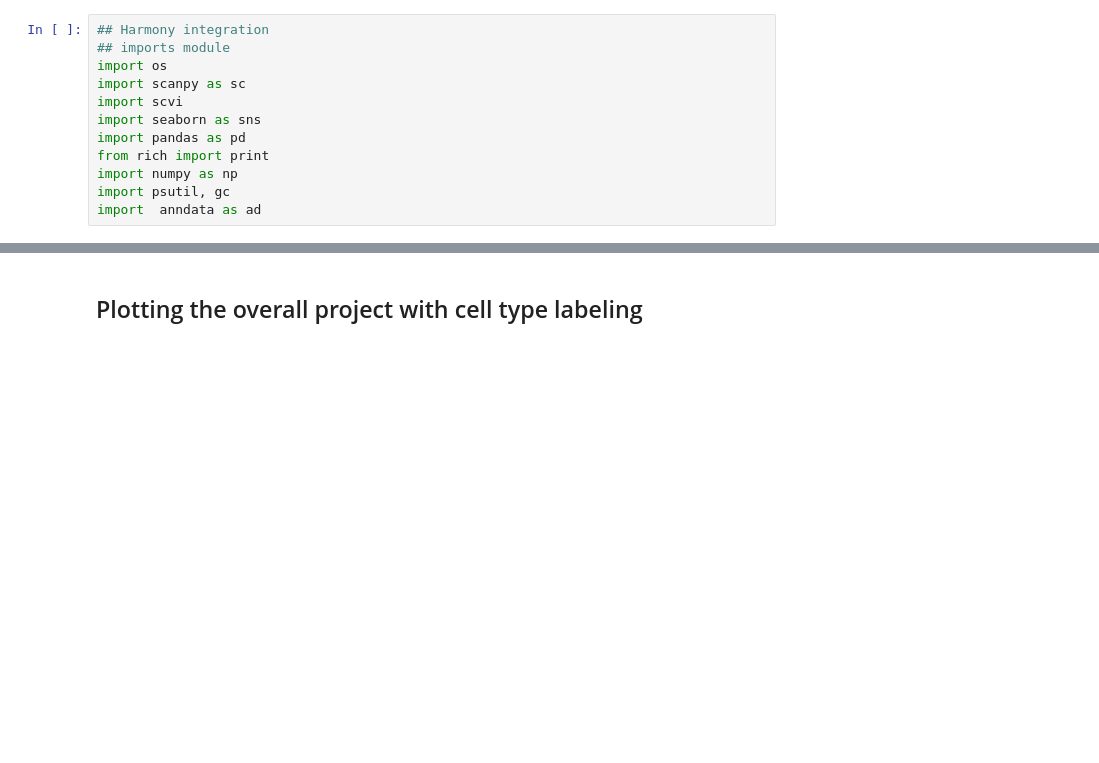
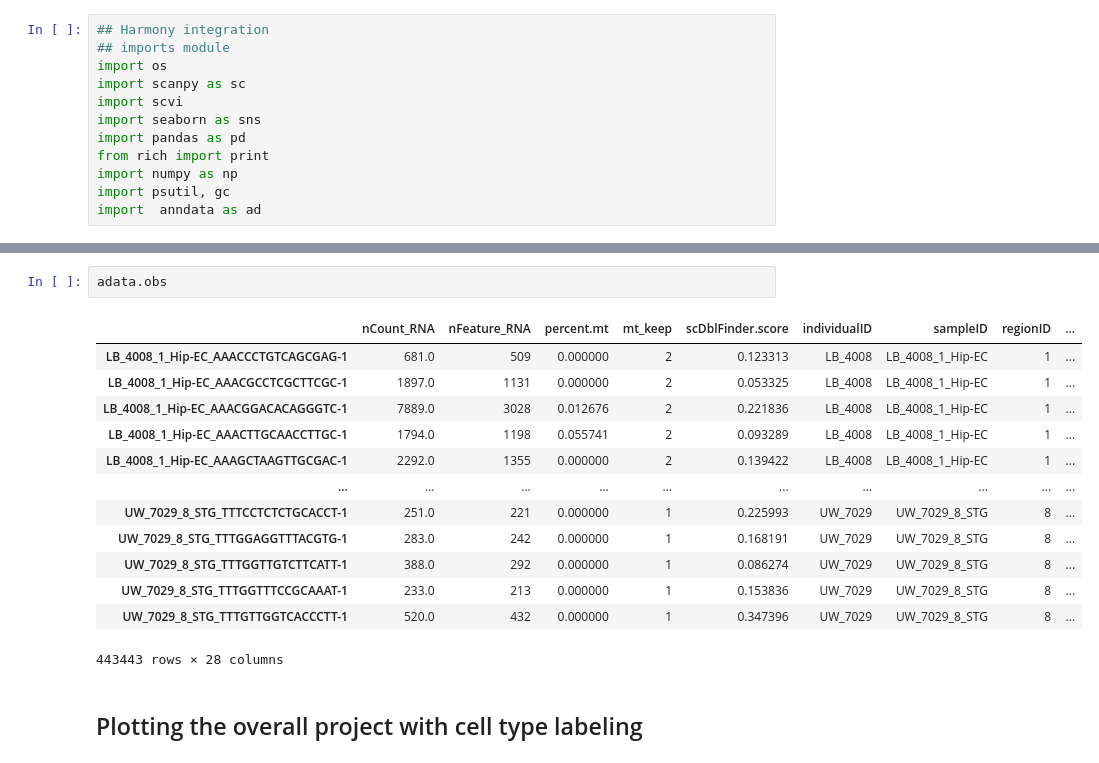
Before and after one commit to Knight-Initiative-for-Brain-Resilience/human-brain-vascular-atlas, a Jupyter notebook: Final_notebook/04.1.py_integrate_with_other_datasets.ipynb, the cells around one changed output, grey strips where cells are left out. Saved outputs shown, nothing was run; the diff lists cells and outputs as text; blank space fills up the shorter version.

```diff
--- a/Final_notebook/04.1.py_integrate_with_other_datasets.ipynb
+++ b/Final_notebook/04.1.py_integrate_with_other_datasets.ipynb
@@ -46,3 +93,19 @@ print(adata.X[:20,:20])
+# %%
+adata.obs
+# %% [output]
+|  | nCount_RNA | nFeature_RNA | percent.mt | mt_keep | scDblFinder.score | individualID | sampleID | regionID | ... |
+| LB_4008_1_Hip-EC_AAACCCTGTCAGCGAG-1 | 681.0 | 509 | 0.000000 | 2 | 0.123313 | LB_4008 | LB_4008_1_Hip-EC | 1 | ... |
+| LB_4008_1_Hip-EC_AAACGCCTCGCTTCGC-1 | 1897.0 | 1131 | 0.000000 | 2 | 0.053325 | LB_4008 | LB_4008_1_Hip-EC | 1 | ... |
+| LB_4008_1_Hip-EC_AAACGGACACAGGGTC-1 | 7889.0 | 3028 | 0.012676 | 2 | 0.221836 | LB_4008 | LB_4008_1_Hip-EC | 1 | ... |
+| LB_4008_1_Hip-EC_AAACTTGCAACCTTGC-1 | 1794.0 | 1198 | 0.055741 | 2 | 0.093289 | LB_4008 | LB_4008_1_Hip-EC | 1 | ... |
+| LB_4008_1_Hip-EC_AAAGCTAAGTTGCGAC-1 | 2292.0 | 1355 | 0.000000 | 2 | 0.139422 | LB_4008 | LB_4008_1_Hip-EC | 1 | ... |
+| ... | ... | ... | ... | ... | ... | ... | ... | ... | ... |
+| UW_7029_8_STG_TTTCCTCTCTGCACCT-1 | 251.0 | 221 | 0.000000 | 1 | 0.225993 | UW_7029 | UW_7029_8_STG | 8 | ... |
+| UW_7029_8_STG_TTTGGAGGTTTACGTG-1 | 283.0 | 242 | 0.000000 | 1 | 0.168191 | UW_7029 | UW_7029_8_STG | 8 | ... |
+| UW_7029_8_STG_TTTGGTTGTCTTCATT-1 | 388.0 | 292 | 0.000000 | 1 | 0.086274 | UW_7029 | UW_7029_8_STG | 8 | ... |
+| UW_7029_8_STG_TTTGGTTTCCGCAAAT-1 | 233.0 | 213 | 0.000000 | 1 | 0.153836 | UW_7029 | UW_7029_8_STG | 8 | ... |
+| UW_7029_8_STG_TTTGTTGGTCACCCTT-1 | 520.0 | 432 | 0.000000 | 1 | 0.347396 | UW_7029 | UW_7029_8_STG | 8 | ... |
+443443 rows × 28 columns
 # %% [markdown]
 ## Plotting the overall project with cell type labeling
 # %%
```
Also changed, not shown: parts of 4 cells of this notebook, 13 other files.
